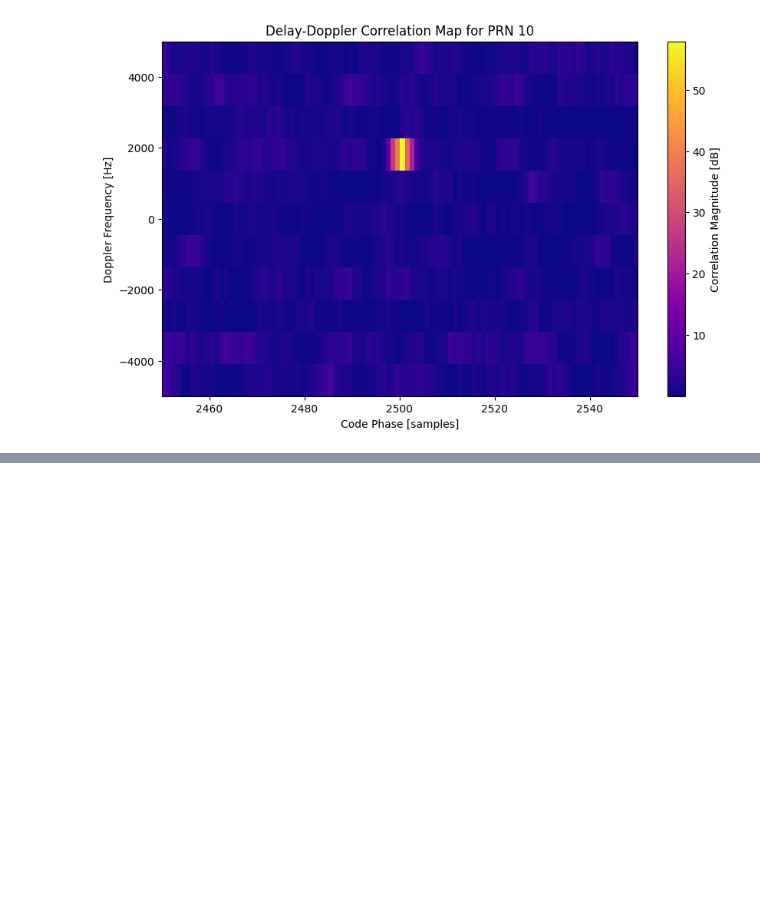
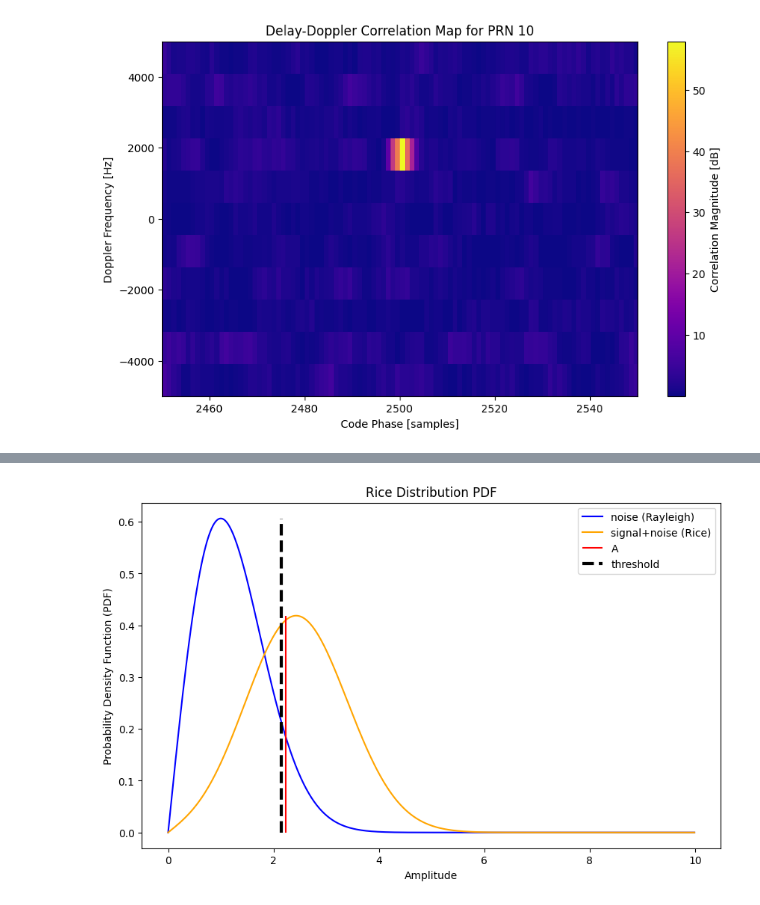
Before and after one commit to cu-sense-lab/fall-2025-lectures, a Jupyter notebook: lecture-9-and-10/soln.ipynb, the cells around one changed output, grey strips where cells are left out. Drawn from its saved outputs; the diff is of its cells as text; code cells hidden in the pictures; blank space fills up the shorter version.

```diff
--- a/lecture-9/soln.ipynb
+++ b/lecture-9-and-10/soln.ipynb
@@ -272,0 +338,28 @@ Peak correlation at Doppler: 2000.0 Hz, Code Phase: 2500 samples
+# %%
+from scipy.stats import rice, rayleigh
+
+y = np.arange(0, 10, 0.01)
+snr = 5.0  # example SNR value
+noise_var = 1.0
+sig_ampl = np.sqrt(snr * noise_var)
+rayl_pdf_vals = rayleigh.pdf(y, scale=np.sqrt(noise_var))
+rice_pdf_vals = rice.pdf(y, b=np.sqrt(snr), scale=np.sqrt(noise_var))
+
+prob_fa = 0.1
+threshold = np.sqrt(-2 * noise_var * np.log(prob_fa))
+# %%
+import matplotlib.pyplot as plt
+
+fig = plt.figure(figsize=(10, 6))
+ax = fig.add_subplot(111)
+ax.plot(y, rayl_pdf_vals, label=f"noise (Rayleigh)", color="blue")
+ax.plot(y, rice_pdf_vals, label=f"signal+noise (Rice)", color="orange")
+ax.vlines(sig_ampl, 0, np.max(rice_pdf_vals), colors="red", label="A")
+ax.vlines(threshold, 0, np.max(rayl_pdf_vals), colors="k", linestyles="dashed", lw=3, label="threshold")
+ax.set_xlabel("Amplitude")
+ax.set_ylabel("Probability Density Function (PDF)")
+ax.set_title("Rice Distribution PDF")
+ax.legend()
+plt.show()
+# %% [output]
+[figure, added]
```
Also changed, not shown: parts of 16 cells of this notebook.
